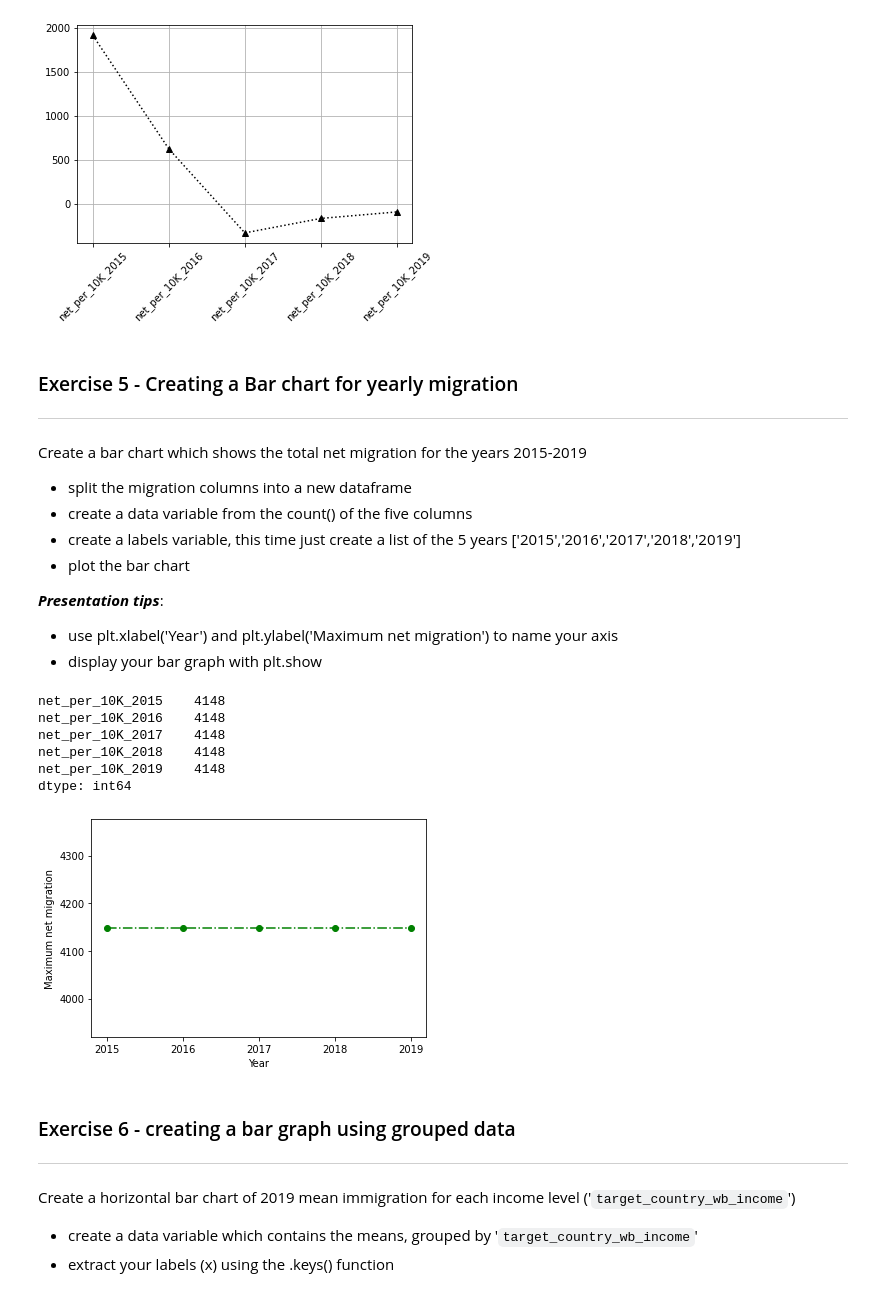
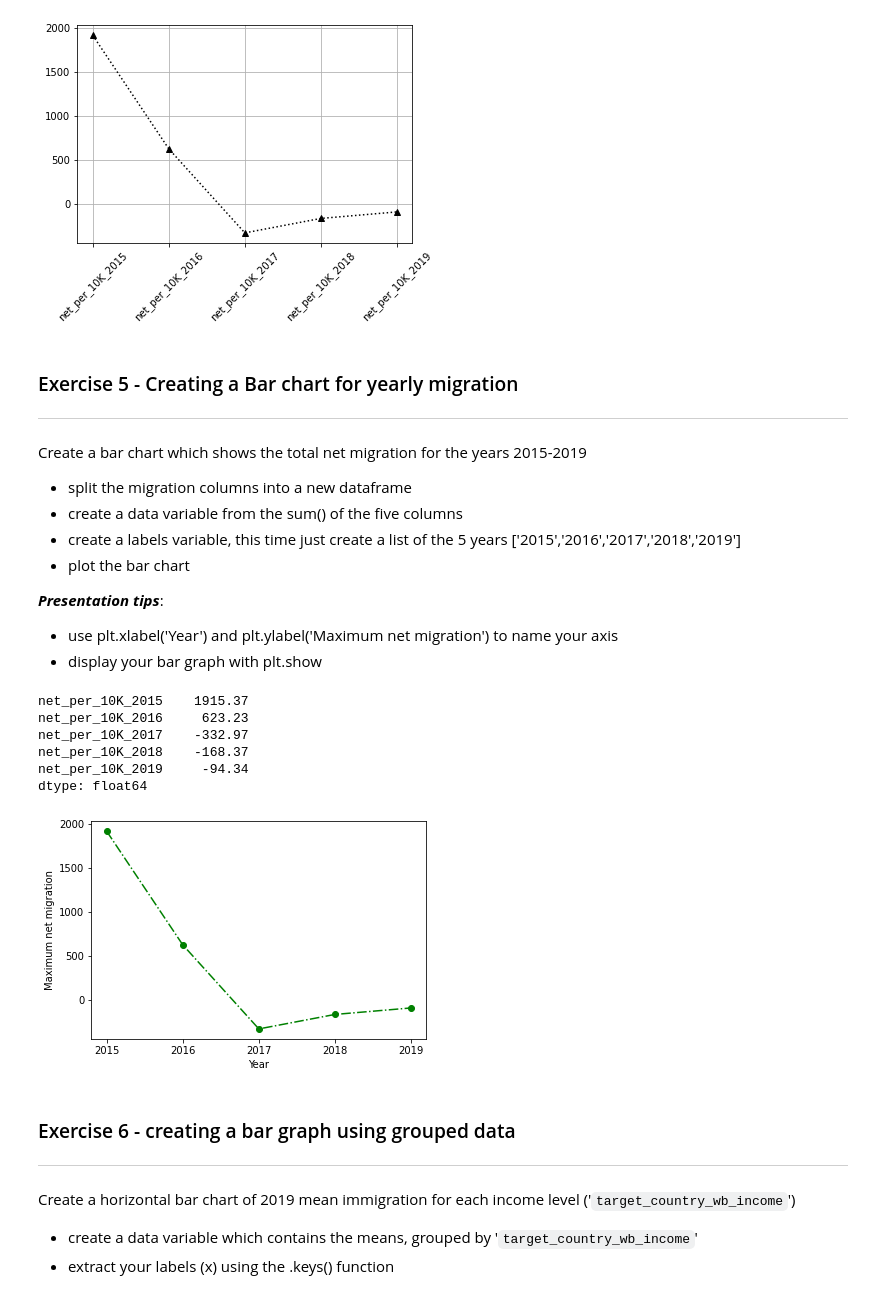
Before and after one commit to blazaropinto/PDA_Data_Analysis_Python, a Jupyter notebook: Correlation_and_visualisation.ipynb, the cells around one changed output. Cells and saved outputs as stored; diff of their text form; code cells hidden in the pictures.

```diff
--- a/Correlation_and_visualisation.ipynb
+++ b/Correlation_and_visualisation.ipynb
@@ -302,7 +302,7 @@ plt.show()
 Create a bar chart which shows the total net migration for the years 2015-2019
 
 * split the migration columns into a new dataframe
-* create a data variable from the count() of the five columns
+* create a data variable from the sum() of the five columns
 * create a labels variable, this time just create a list of the 5 years ['2015','2016','2017','2018','2019']
 * plot the bar chart
 
@@ -311,23 +311,23 @@ Create a bar chart which shows the total net migration for the years 2015-2019
 * display your bar graph with plt.show
 # %%
 df_net_migration = df[['net_per_10K_2015', 'net_per_10K_2016', 'net_per_10K_2017', 'net_per_10K_2018', 'net_per_10K_2019']]
-mig_count = df_net_migration.count()
-mig_count
+mig_sum = df_net_migration.sum()
+mig_sum
 # %% [output]
-net_per_10K_2015    4148
-net_per_10K_2016    4148
-net_per_10K_2017    4148
-net_per_10K_2018    4148
-net_per_10K_2019    4148
-dtype: int64
+net_per_10K_2015    1915.37
+net_per_10K_2016     623.23
+net_per_10K_2017    -332.97
+net_per_10K_2018    -168.37
+net_per_10K_2019     -94.34
+dtype: float64
 # %%
 labels_count = ['2015','2016','2017','2018','2019']
-plt.plot(labels_count, mig_count, 'og-.')
+plt.plot(labels_count, mig_sum, 'og-.')
 plt.xlabel('Year')
 plt.ylabel('Maximum net migration')
 plt.show()
 # %% [output]
-[figure, old version]
+[figure, new version]
 # %% [markdown]
 ### Exercise 6 - creating a bar graph using grouped data
 ---
```
Also changed, not shown: parts of 2 cells of this notebook.
